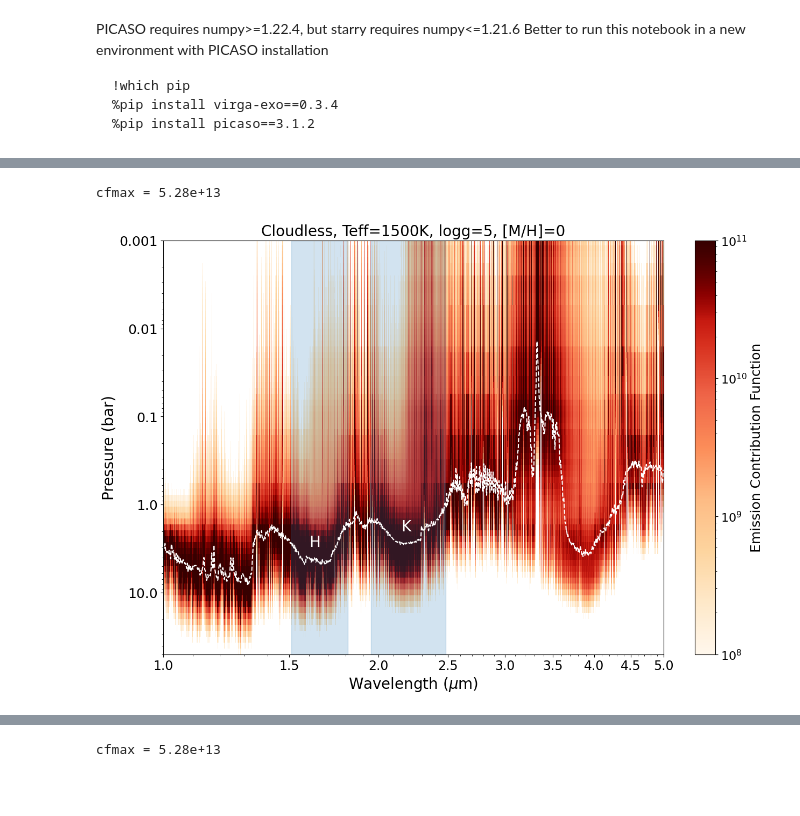
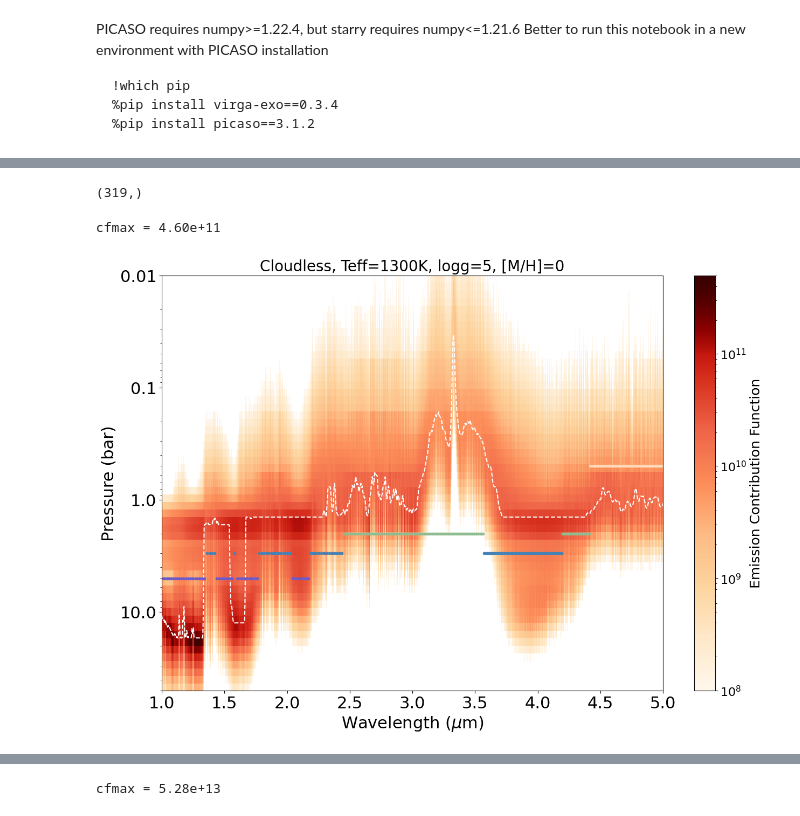
Before and after one commit to alphalyncis/doppler-imaging-maxentropy, a Jupyter notebook: scripts/cfplot_cldy_nrs.ipynb, the cells around one changed output, grey strips where cells are left out. Cells and saved outputs as stored; diff of their text form; code cells hidden in the pictures; blank space fills up the shorter version.

Commit message:
Recover unpushed commit: Add ELT mode and data

```diff
--- a/scripts/cfplot_cldy.ipynb
+++ b/scripts/cfplot_cldy_nrs.ipynb
@@ -36,7 +36,7 @@ metallicity = 1 #atmospheric metallicity relative to Solar
 mean_molecular_weight = 2.2 # atmospheric mean molecular weight
 # %%
 # prepare atmosphere pt and chemistry # OR
-ptfile = ref + '/sonora_profile/t1500g1000f8_m0.0_co1.0.pt'
+ptfile = f"{homedir}/uoedrive/data/diamondback/tp_profiles/t1300g1000nc_m0.0_co1.0.pt"
 p_callie, t_callie = np.loadtxt(ptfile, usecols=[1,2], unpack=True, skiprows=2)
 bd.add_pt(t_callie, p_callie)
 bd.channon_grid_low(filename=os.path.join(os.environ.get('picaso_refdata'),'chemistry','visscher_abunds_m+0.0_co1.0' ))
@@ -86,11 +86,11 @@ fseds = [1, 2, 4, 8]
 cld_out = {}
 for fsed in fseds:
     bd = pj.inputs(calculation='browndwarf')
-    Teff = 1500
+    Teff = 1300
     bd.gravity(gravity=1000, gravity_unit=u.Unit('m/s**2'))
     bd.phase_angle(0)
     # prepare atmosphere pt and chemistry
-    ptfile = ref + '/sonora_profile/t1500g1000f8_m0.0_co1.0.pt'
+    ptfile = f"{homedir}/uoedrive/data/diamondback/tp_profiles/t1300g1000f{fsed}_m0.0_co1.0.pt"
     p_callie, t_callie = np.loadtxt(ptfile, usecols=[1,2], unpack=True, skiprows=2)
     bd.add_pt(t_callie, p_callie)
     bd.channon_grid_low(filename=os.path.join(os.environ.get('picaso_refdata'),'chemistry','visscher_abunds_m+0.0_co1.0' ))
@@ -191,11 +261,44 @@ def plot_cf(df, R=45000):
+# %%
+clusters = np.array([0, 0, 0, 0, 0, 0, 0, 0, 0, 0, 0, 0, 0, 0, 0, 0, 0, 0, 0, 0, 1, 1,
+       1, 1, 0, 0, 0, 0, 0, 0, 0, 1, 0, 0, 0, 0, 0, 0, 0, 0, 0, 1, 1, 1,
+       1, 1, 1, 1, 1, 1, 1, 1, 1, 1, 1, 0, 0, 0, 0, 0, 0, 0, 0, 1, 1, 1,
+       1, 1, 1, 1, 1, 1, 1, 1, 1, 1, 1, 1, 1, 2, 2, 2, 2, 2, 2, 2, 2, 2,
+       2, 2, 2, 2, 2, 2, 2, 2, 2, 2, 2, 2, 2, 2, 2, 2, 2, 2, 2, 2, 2, 2,
+       2, 2, 2, 2, 2, 2, 2, 2, 2, 2, 2, 2, 2, 2, 2, 2, 2, 2, 2, 2, 2, 2,
+       2, 2, 2, 2, 2, 2, 2, 2, 2, 2, 2, 2, 2, 2, 2, 2, 2, 2, 2, 2, 2, 2,
+       2, 2, 2, 2, 2, 2, 2, 2, 2, 2, 1, 1, 1, 1, 1, 1, 1, 1, 1, 1, 1, 1,
+       1, 1, 1, 1, 1, 1, 1, 1, 1, 1, 1, 1, 1, 1, 1, 1, 1, 1, 1, 1, 1, 1,
+       1, 1, 1, 1, 1, 1, 1, 1, 1, 1, 1, 1, 1, 1, 1, 1, 1, 1, 1, 1, 1, 1,
+       1, 1, 1, 1, 1, 2, 2, 2, 2, 2, 2, 2, 2, 2, 2, 2, 2, 2, 2, 2, 2, 2,
+       2, 2, 2, 2, 2, 2, 2, 3, 3, 3, 3, 3, 3, 3, 3, 3, 3, 3, 3, 3, 3, 3,
+       3, 3, 3, 3, 3, 3, 3, 3, 3, 3, 3, 3, 3, 3, 3, 3, 3, 3, 3, 3, 3, 3,
+       3, 3, 3, 3, 3, 3, 3, 3, 3, 3, 3, 3, 3, 3, 3, 3, 3, 3, 3, 3, 3, 3,
+       3, 3, 3, 3, 3, 3, 3, 3, 3, 3, 3], dtype=np.float32)
+clusters.shape
+# %% [output]
+(319,)
 # %%
-cf, cf_scaled = plot_cf(cld_free)
-plt.text(1.6, 3., "H", color="white", fontsize=20)
-plt.text(2.15, 2., "K", color="white", fontsize=20)
+cf, cf_scaled = plot_cf(cld_free, R=1000)
+#plt.text(1.6, 3., "H", color="white", fontsize=20)
+#plt.text(2.15, 2., "K", color="white", fontsize=20)
 #plt.text(1.71, 42, "H", color="darkslategrey", fontsize=20)
 #plt.text(2.36, 42, "K", color="darkslategrey", fontsize=20)
+ind0 = np.where(clusters==0)[0]
+ind1 = np.where(clusters==1)[0]
+ind2 = np.where(clusters==2)[0]
+ind3 = np.where(clusters==3)[0]
+plt.plot(wls[ind0], clusters[ind0]+5., '.', color='slateblue')
+plt.plot(wls[ind1], clusters[ind1]+2., '.', color='steelblue')
+plt.plot(wls[ind2], clusters[ind2]+0., '.', color='darkseagreen')
+plt.plot(wls[ind3], clusters[ind3]-2.5, '.', color='peachpuff')
 plt.title(f"Cloudless, Teff={Teff}K, logg=5, [M/H]=0", fontdict={'fontsize': 20})
-plt.savefig('cf_cld_free.png', dpi=200, bbox_inches='tight', transparent=True);
+plt.xticks([1., 1.5, 2., 2.5, 3., 3.5, 4., 4.5],fontsize=22)
+plt.xscale('linear')
+plt.yticks(fontsize=22)
+plt.xlabel("Wavelength ($\mu$m)", fontsize=22)
+plt.ylabel("Pressure (bar)", fontsize=22)
+
+plt.savefig('cf_nrs.png', dpi=200, bbox_inches='tight', transparent=True);
 # %% [output]
-cfmax = 5.28e+13
+cfmax = 4.60e+11
-[figure, old version]
+[figure, new version]
```
Also changed, not shown: parts of 8 cells of this notebook, 20 other files.
